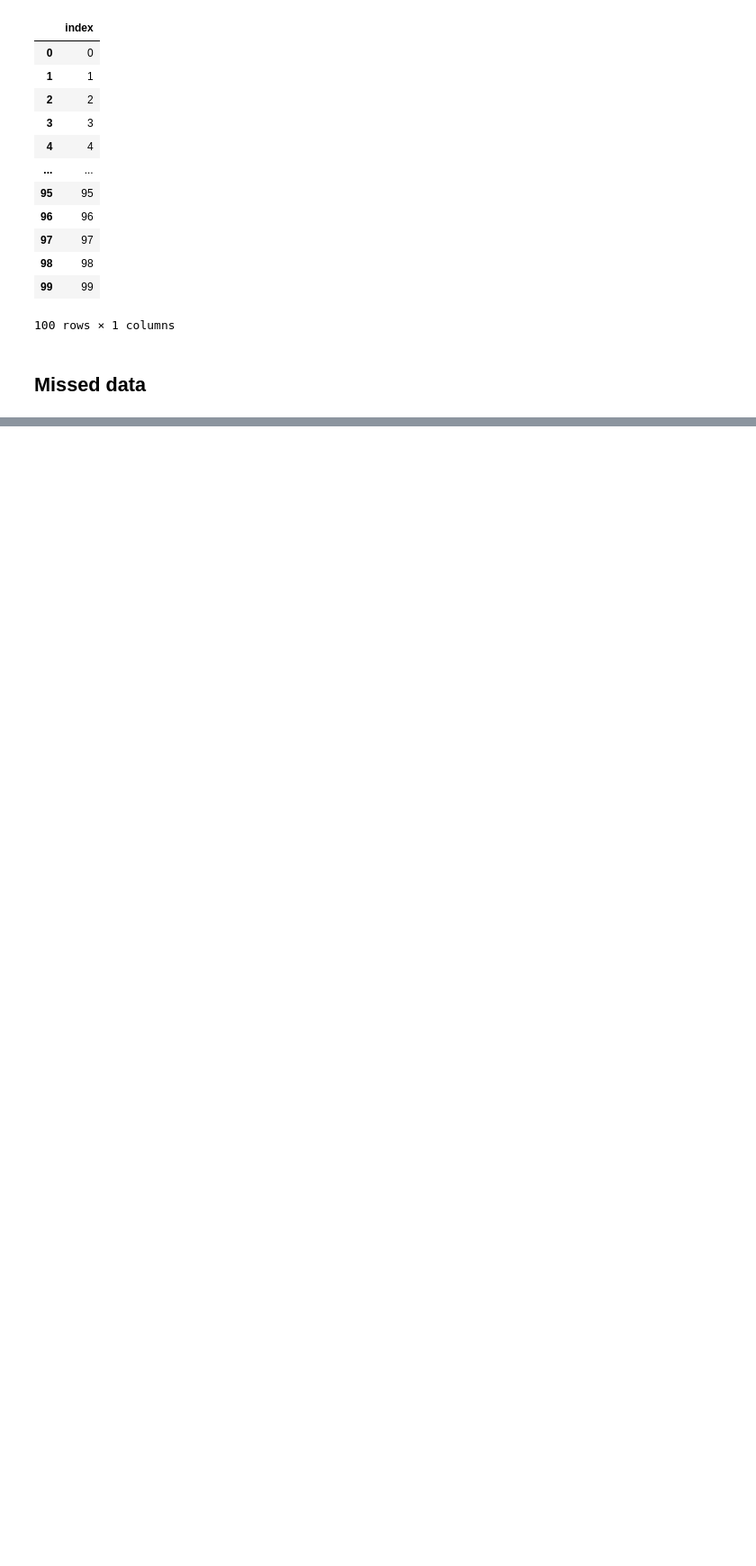
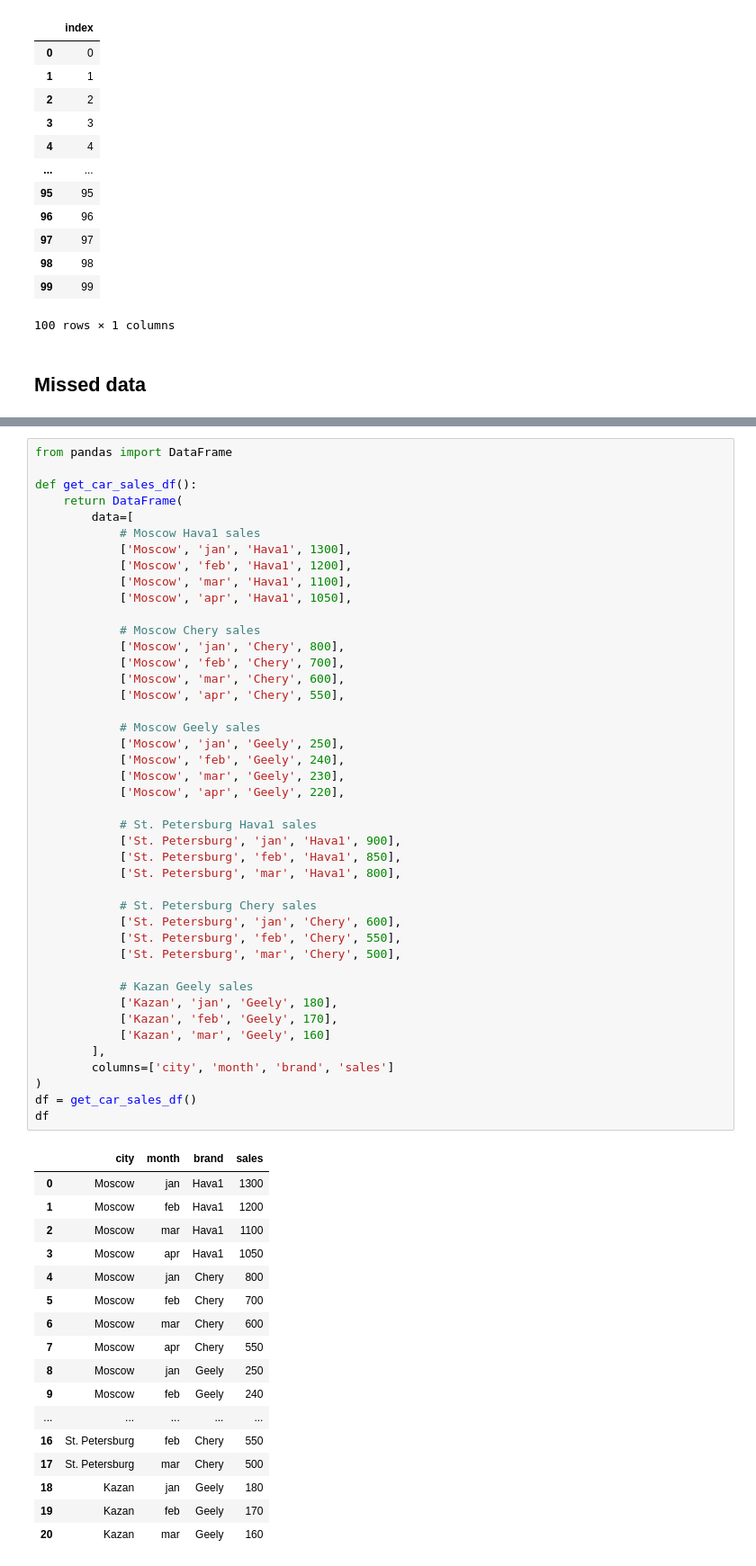
Before and after one commit to Segun228/Python_guides, a Jupyter notebook: t_pandas_guide/extended_pandas_guide.ipynb, the cells around one changed output, grey strips where cells are left out. Shown: that part at 90% size. Drawn from its saved outputs; the diff is of its cells as text; blank space fills up the shorter version.

```diff
--- a/t_pandas_guide/extended_pandas_guide.ipynb
+++ b/t_pandas_guide/extended_pandas_guide.ipynb
@@ -1189,0 +1365,61 @@ def get_regional_sale_data():
+# %%
+from pandas import DataFrame
+
+def get_car_sales_df():
+    return DataFrame(
+        data=[
+            # Moscow Hava1 sales
+            ['Moscow', 'jan', 'Hava1', 1300],
+            ['Moscow', 'feb', 'Hava1', 1200],
+            ['Moscow', 'mar', 'Hava1', 1100],
+            ['Moscow', 'apr', 'Hava1', 1050],
+
+            # Moscow Chery sales
+            ['Moscow', 'jan', 'Chery', 800],
+            ['Moscow', 'feb', 'Chery', 700],
+            ['Moscow', 'mar', 'Chery', 600],
+            ['Moscow', 'apr', 'Chery', 550],
+
+            # Moscow Geely sales
+            ['Moscow', 'jan', 'Geely', 250],
+            ['Moscow', 'feb', 'Geely', 240],
+            ['Moscow', 'mar', 'Geely', 230],
+            ['Moscow', 'apr', 'Geely', 220],
+
+            # St. Petersburg Hava1 sales
+            ['St. Petersburg', 'jan', 'Hava1', 900],
+            ['St. Petersburg', 'feb', 'Hava1', 850],
+            ['St. Petersburg', 'mar', 'Hava1', 800],
+
+            # St. Petersburg Chery sales
+            ['St. Petersburg', 'jan', 'Chery', 600],
+            ['St. Petersburg', 'feb', 'Chery', 550],
+            ['St. Petersburg', 'mar', 'Chery', 500],
+
+            # Kazan Geely sales
+            ['Kazan', 'jan', 'Geely', 180],
+            ['Kazan', 'feb', 'Geely', 170],
+            ['Kazan', 'mar', 'Geely', 160]
+        ],
+        columns=['city', 'month', 'brand', 'sales']
+)
+df = get_car_sales_df()
+df
+# %% [output]
+|  | city | month | brand | sales |
+| 0 | Moscow | jan | Hava1 | 1300 |
+| 1 | Moscow | feb | Hava1 | 1200 |
+| 2 | Moscow | mar | Hava1 | 1100 |
+| 3 | Moscow | apr | Hava1 | 1050 |
+| 4 | Moscow | jan | Chery | 800 |
+| 5 | Moscow | feb | Chery | 700 |
+| 6 | Moscow | mar | Chery | 600 |
+| 7 | Moscow | apr | Chery | 550 |
+| 8 | Moscow | jan | Geely | 250 |
+| 9 | Moscow | feb | Geely | 240 |
+| ... | ... | ... | ... | ... |
+| 16 | St. Petersburg | feb | Chery | 550 |
+| 17 | St. Petersburg | mar | Chery | 500 |
+| 18 | Kazan | jan | Geely | 180 |
+| 19 | Kazan | feb | Geely | 170 |
+| 20 | Kazan | mar | Geely | 160 |
```
Also changed, not shown: parts of 20 cells of this notebook, 2 other files.
